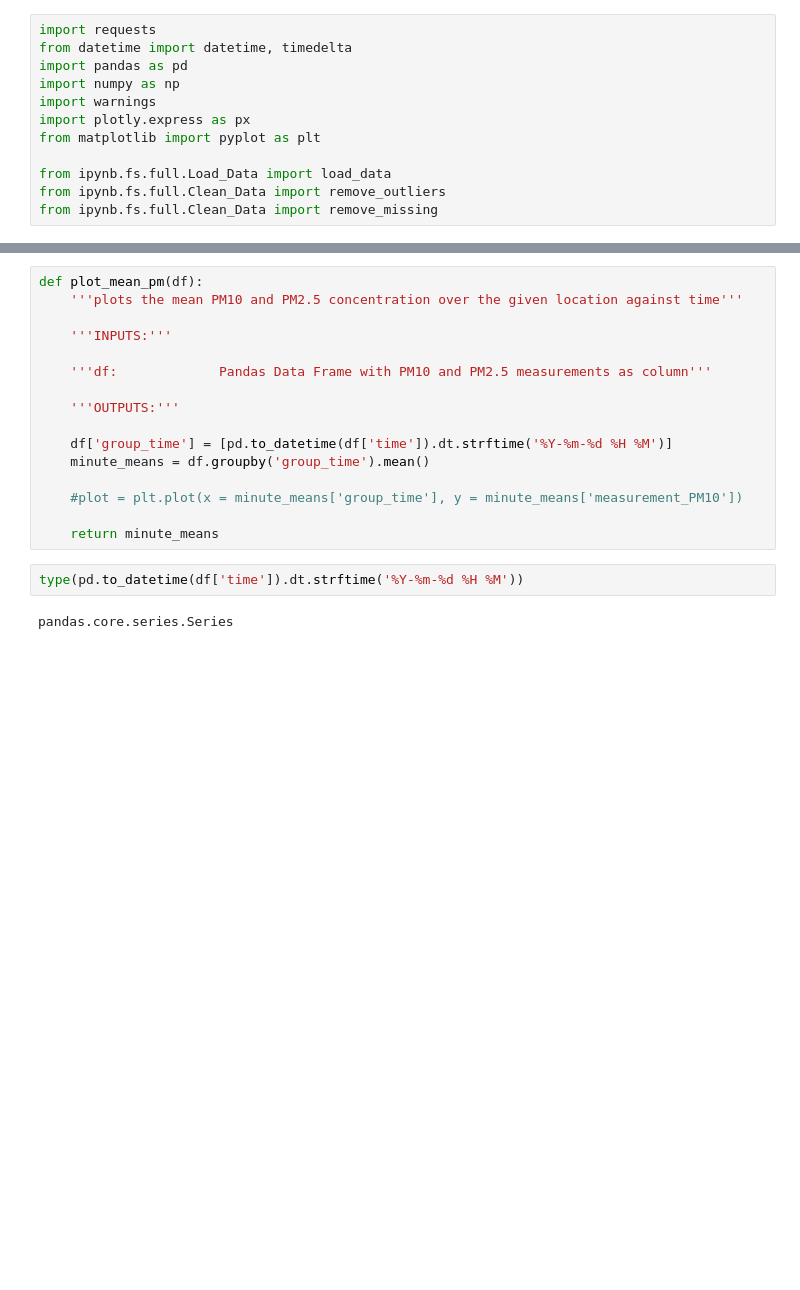
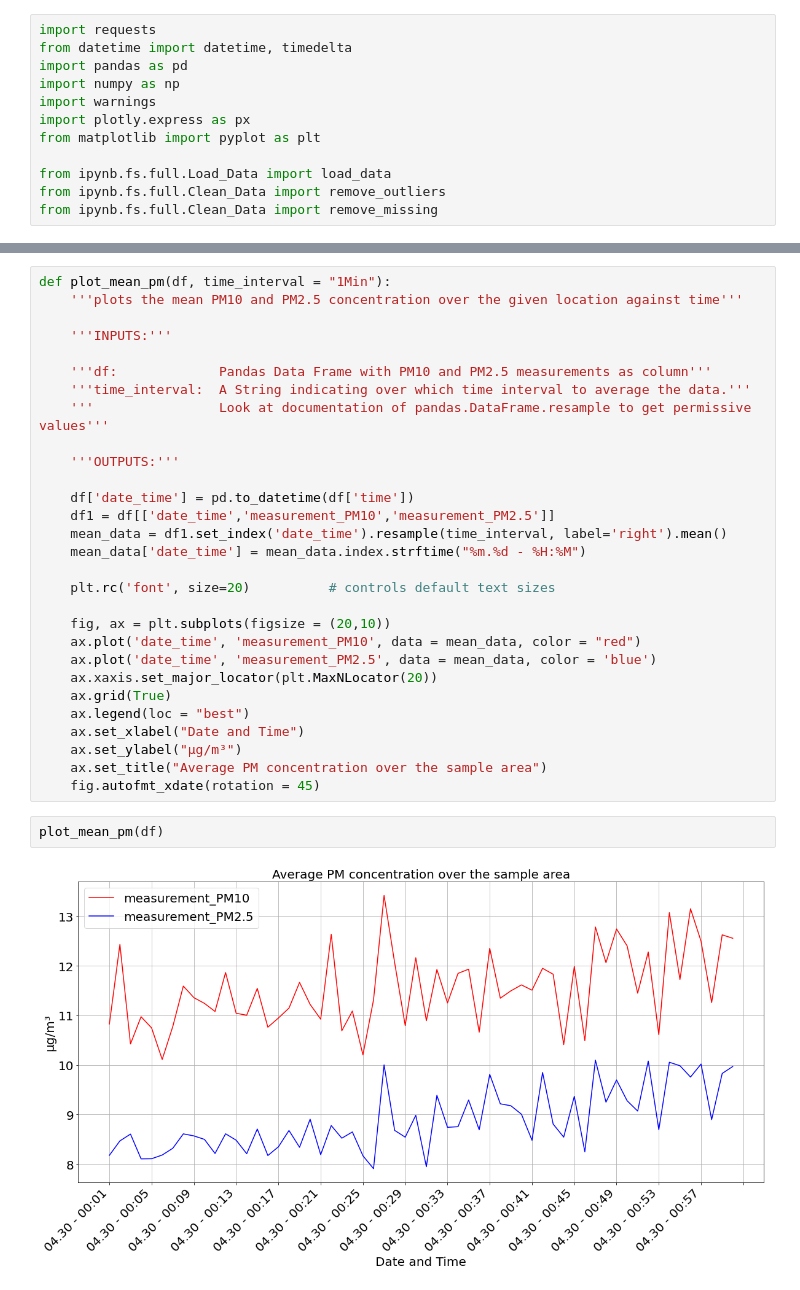
Before and after one commit to nateso/HAL, a Jupyter notebook: Descriptive_Stats.ipynb, the cells around one changed output, grey strips where cells are left out. Cells and saved outputs as stored; diff of their text form; blank space fills up the shorter version.

```diff
--- a/Descriptive_Stats.ipynb
+++ b/Descriptive_Stats.ipynb
@@ -56,22 +56,35 @@ def get_descriptives(df,get_map = False):
     else:
         return maxima
 # %%
-def plot_mean_pm(df):
+def plot_mean_pm(df, time_interval = "1Min"):
     '''plots the mean PM10 and PM2.5 concentration over the given location against time'''
 
     '''INPUTS:'''
 
     '''df:             Pandas Data Frame with PM10 and PM2.5 measurements as column'''
+    '''time_interval:  A String indicating over which time interval to average the data.'''
+    '''                Look at documentation of pandas.DataFrame.resample to get permissive values'''
 
     '''OUTPUTS:'''
 
-    df['group_time'] = [pd.to_datetime(df['time']).dt.strftime('%Y-%m-%d %H %M')]
-    minute_means = df.groupby('group_time').mean()
+    df['date_time'] = pd.to_datetime(df['time'])
+    df1 = df[['date_time','measurement_PM10','measurement_PM2.5']]
+    mean_data = df1.set_index('date_time').resample(time_interval, label='right').mean()
+    mean_data['date_time'] = mean_data.index.strftime("%m.%d - %H:%M")
 
-    #plot = plt.plot(x = minute_means['group_time'], y = minute_means['measurement_PM10'])
+    plt.rc('font', size=20)          # controls default text sizes
 
-    return minute_means
+    fig, ax = plt.subplots(figsize = (20,10))
+    ax.plot('date_time', 'measurement_PM10', data = mean_data, color = "red")
+    ax.plot('date_time', 'measurement_PM2.5', data = mean_data, color = 'blue')
+    ax.xaxis.set_major_locator(plt.MaxNLocator(20))
+    ax.grid(True)
+    ax.legend(loc = "best")
+    ax.set_xlabel("Date and Time")
+    ax.set_ylabel("μg/m³")
+    ax.set_title("Average PM concentration over the sample area")
+    fig.autofmt_xdate(rotation = 45)
-# %%
-type(pd.to_datetime(df['time']).dt.strftime('%Y-%m-%d %H %M'))
-# %% [output]
-pandas.core.series.Series
+# %%
+plot_mean_pm(df)
+# %% [output]
+[figure, added]
```
Also changed, not shown: parts of 2 cells of this notebook.
